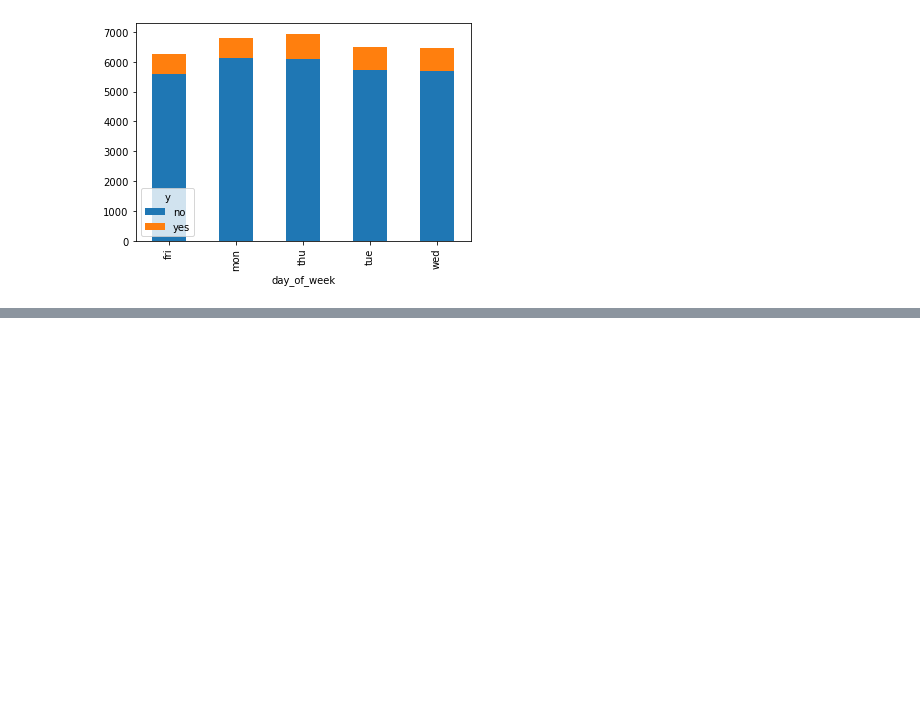
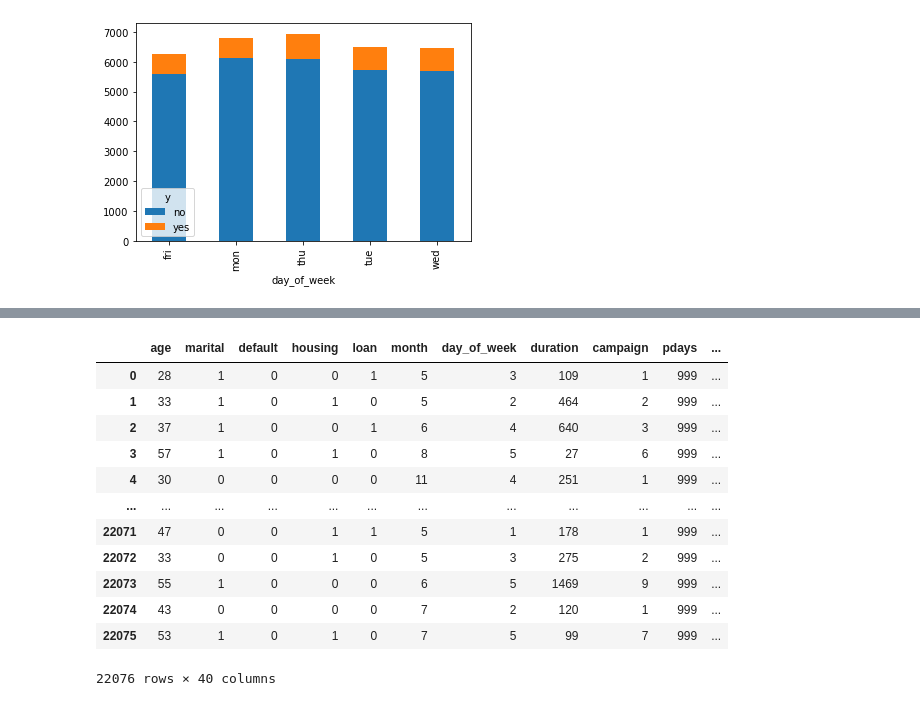
Before and after one commit to remuant/P1_AZMLND__Optimizing_a_Pipeline_in_Azure, a Jupyter notebook: Inspect_Data/P1_ML_Azure_ND__Data_Inspection.ipynb, the cells around one changed output, grey strips where cells are left out. Cells and saved outputs as stored; diff of their text form; code cells hidden in the pictures; blank space fills up the shorter version.

```diff
--- a/Inspect_Data/P1_ML_Azure_ND__Data_Inspection.ipynb
+++ b/Inspect_Data/P1_ML_Azure_ND__Data_Inspection.ipynb
@@ -396,0 +486,18 @@ df_sorted
+# %%
+df_train = df_train.reset_index(drop=True)
+# %%
+df_train
+# %% [output]
+|  | age | marital | default | housing | loan | month | day_of_week | duration | campaign | pdays | ... |
+| 0 | 28 | 1 | 0 | 0 | 1 | 5 | 3 | 109 | 1 | 999 | ... |
+| 1 | 33 | 1 | 0 | 1 | 0 | 5 | 2 | 464 | 2 | 999 | ... |
+| 2 | 37 | 1 | 0 | 0 | 1 | 6 | 4 | 640 | 3 | 999 | ... |
+| 3 | 57 | 1 | 0 | 1 | 0 | 8 | 5 | 27 | 6 | 999 | ... |
+| 4 | 30 | 0 | 0 | 0 | 0 | 11 | 4 | 251 | 1 | 999 | ... |
+| ... | ... | ... | ... | ... | ... | ... | ... | ... | ... | ... | ... |
+| 22071 | 47 | 0 | 0 | 1 | 1 | 5 | 1 | 178 | 1 | 999 | ... |
+| 22072 | 33 | 0 | 0 | 1 | 0 | 5 | 3 | 275 | 2 | 999 | ... |
+| 22073 | 55 | 1 | 0 | 0 | 0 | 6 | 5 | 1469 | 9 | 999 | ... |
+| 22074 | 43 | 0 | 0 | 0 | 0 | 7 | 2 | 120 | 1 | 999 | ... |
+| 22075 | 53 | 1 | 0 | 1 | 0 | 7 | 5 | 99 | 7 | 999 | ... |
+22076 rows × 40 columns
```
Also changed, not shown: parts of 5 cells of this notebook, 3 other files.
